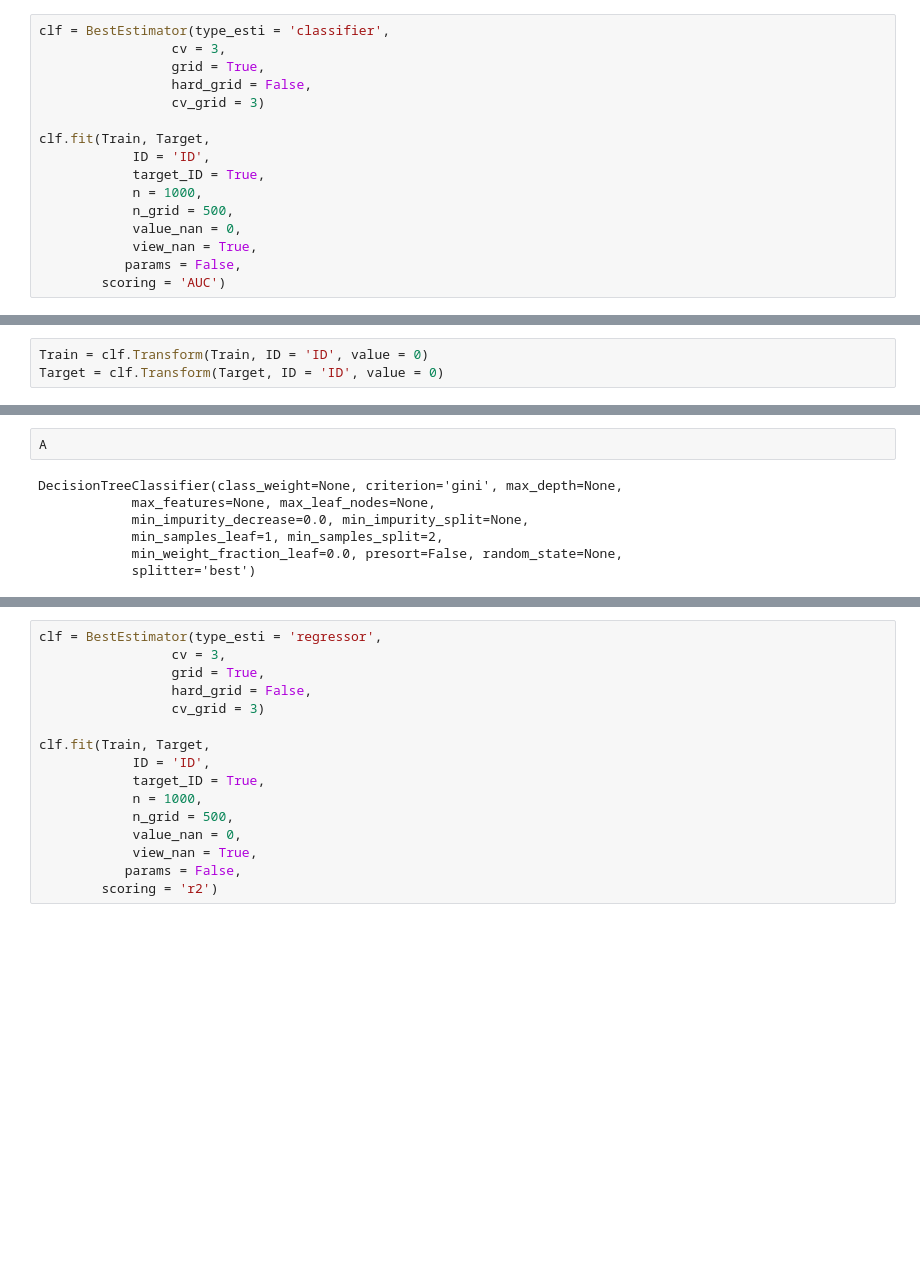
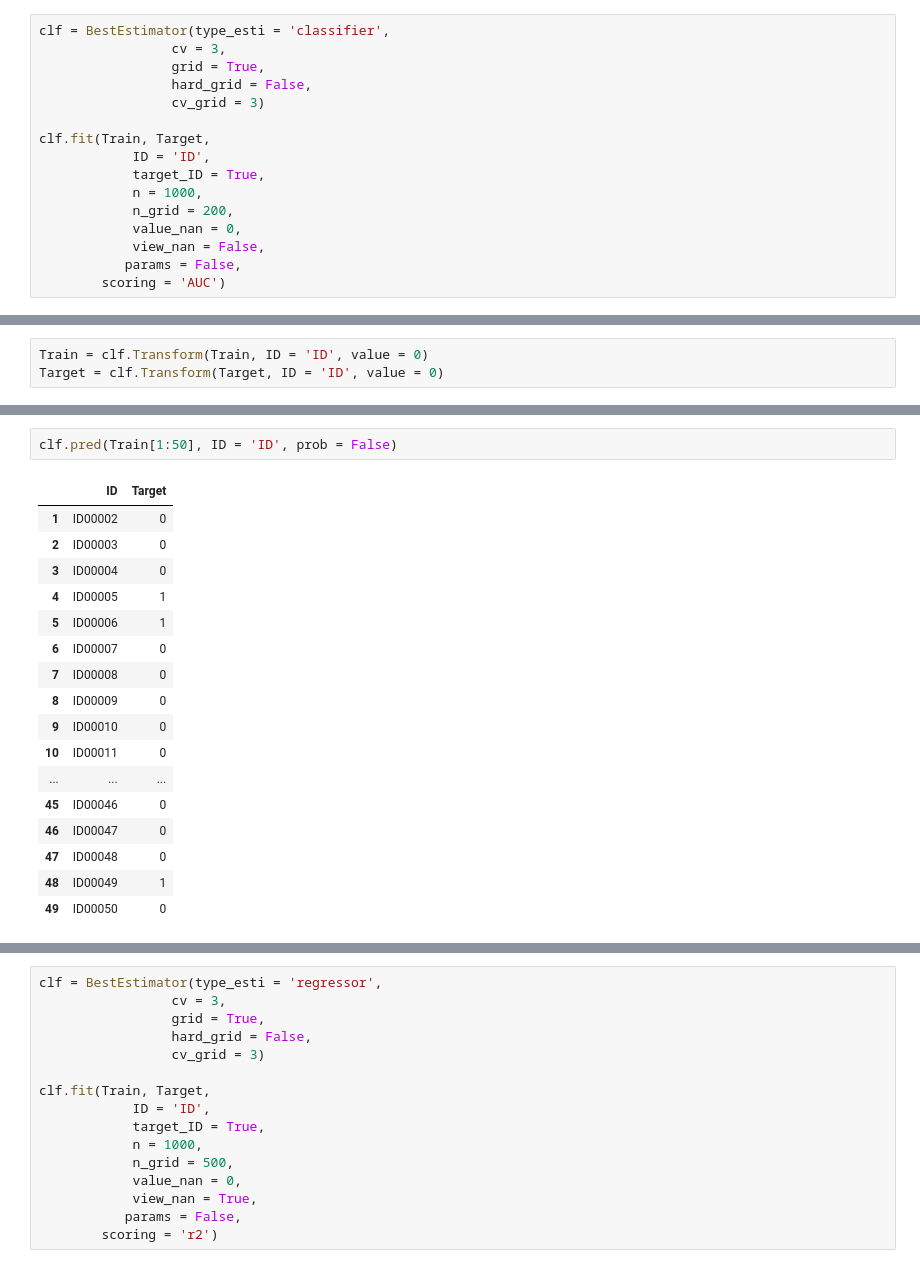
Before and after one commit to jeremycombe/Pipeline, a Jupyter notebook: Pipeline V2.ipynb, the cells around one changed output, grey strips where cells are left out. Cells and saved outputs as stored; diff of their text form; blank space fills up the shorter version.

Commit message:
pred

```diff
--- a/Pipeline V2.ipynb
+++ b/Pipeline V2.ipynb
@@ -546,9 +561,9 @@ clf.fit(Train, Target,
             ID = 'ID',
             target_ID = True,
             n = 1000,
-            n_grid = 500,
+            n_grid = 200,
             value_nan = 0,
-            view_nan = True,
+            view_nan = False,
            params = False,
         scoring = 'AUC')
 # %% [output]
@@ -577,9 +607,20 @@ A = clf.ReFit(Train[0:50], Target[0:50], ID = 'ID', target_ID = 'ID', value = 0)
-# %%
-A
-# %% [output]
-DecisionTreeClassifier(class_weight=None, criterion='gini', max_depth=None,
-            max_features=None, max_leaf_nodes=None,
-            min_impurity_decrease=0.0, min_impurity_split=None,
-            min_samples_leaf=1, min_samples_split=2,
-            min_weight_fraction_leaf=0.0, presort=False, random_state=None,
-            splitter='best')
+# %%
+clf.pred(Train[1:50], ID = 'ID', prob = False)
+# %% [output]
+|  | ID | Target |
+| 1 | ID00002 | 0 |
+| 2 | ID00003 | 0 |
+| 3 | ID00004 | 0 |
+| 4 | ID00005 | 1 |
+| 5 | ID00006 | 1 |
+| 6 | ID00007 | 0 |
+| 7 | ID00008 | 0 |
+| 8 | ID00009 | 0 |
+| 9 | ID00010 | 0 |
+| 10 | ID00011 | 0 |
+| ... | ... | ... |
+| 45 | ID00046 | 0 |
+| 46 | ID00047 | 0 |
+| 47 | ID00048 | 0 |
+| 48 | ID00049 | 1 |
+| 49 | ID00050 | 0 |
```
Also changed, not shown: parts of 4 cells of this notebook, 1 other file.
